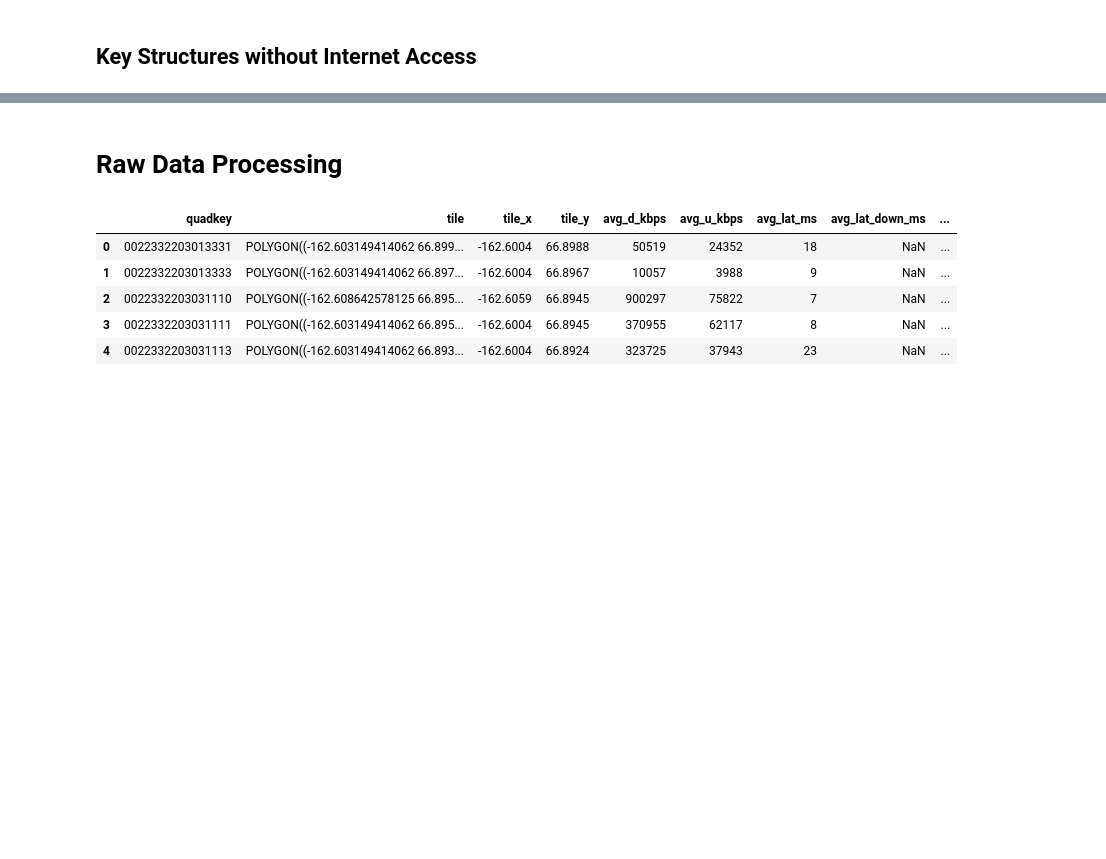
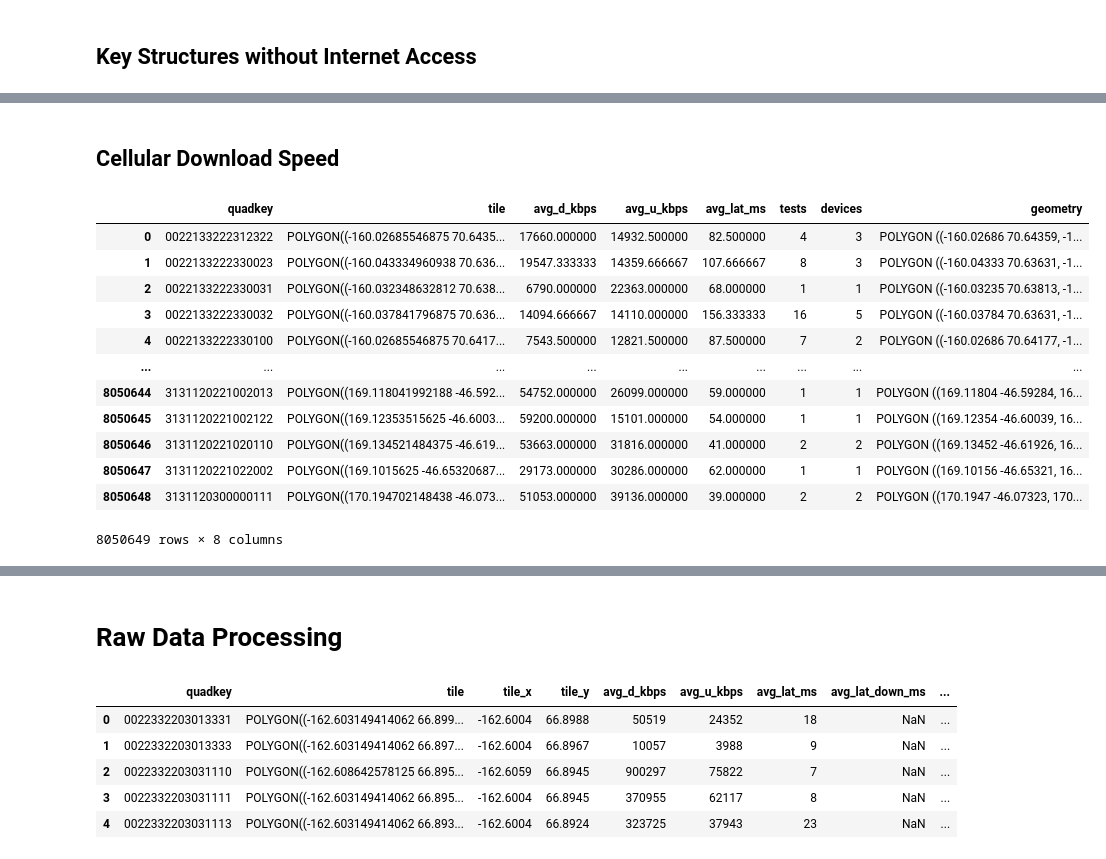
Before and after one commit to sonleh96/wb-gpbp-ldt, a Jupyter notebook: notebooks/cell_tower.ipynb, the cells around one changed output, grey strips where cells are left out. Drawn from its saved outputs; the diff is of its cells as text; code cells hidden in the pictures; blank space fills up the shorter version.

```diff
--- a/notebooks/cell_tower.ipynb
+++ b/notebooks/cell_tower.ipynb
@@ -275,0 +294,2 @@ compare
+# %% [markdown]
+## Cellular Download Speed
@@ -275,0 +298,25 @@ compare
+# %%
+sv_acc = 'D:\Work\WB\LDT\credentials\wb-ldt-948953b71056.json'
+
+ookla_mobile = pd.read_parquet('gcs://wb-ldt/RS/raw-data/geospatial/internet/2022_combined_mobile.parquet',
+                        storage_options={"token": sv_acc})
+ookla_mobile.quadkey = ookla_mobile.quadkey.astype('str')
+
+geometry = wkt.loads(ookla_mobile['tile'])
+ookla_mobile = gpd.GeoDataFrame(ookla_mobile, geometry=geometry, crs=poly.crs)
+# %%
+ookla_mobile
+# %% [output]
+|  | quadkey | tile | avg_d_kbps | avg_u_kbps | avg_lat_ms | tests | devices | geometry |
+| 0 | 0022133222312322 | POLYGON((-160.02685546875 70.6435... | 17660.000000 | 14932.500000 | 82.500000 | 4 | 3 | POLYGON ((-160.02686 70.64359, -1... |
+| 1 | 0022133222330023 | POLYGON((-160.043334960938 70.636... | 19547.333333 | 14359.666667 | 107.666667 | 8 | 3 | POLYGON ((-160.04333 70.63631, -1... |
+| 2 | 0022133222330031 | POLYGON((-160.032348632812 70.638... | 6790.000000 | 22363.000000 | 68.000000 | 1 | 1 | POLYGON ((-160.03235 70.63813, -1... |
+| 3 | 0022133222330032 | POLYGON((-160.037841796875 70.636... | 14094.666667 | 14110.000000 | 156.333333 | 16 | 5 | POLYGON ((-160.03784 70.63631, -1... |
+| 4 | 0022133222330100 | POLYGON((-160.02685546875 70.6417... | 7543.500000 | 12821.500000 | 87.500000 | 7 | 2 | POLYGON ((-160.02686 70.64177, -1... |
+| ... | ... | ... | ... | ... | ... | ... | ... | ... |
+| 8050644 | 3131120221002013 | POLYGON((169.118041992188 -46.592... | 54752.000000 | 26099.000000 | 59.000000 | 1 | 1 | POLYGON ((169.11804 -46.59284, 16... |
+| 8050645 | 3131120221002122 | POLYGON((169.12353515625 -46.6003... | 59200.000000 | 15101.000000 | 54.000000 | 1 | 1 | POLYGON ((169.12354 -46.60039, 16... |
+| 8050646 | 3131120221020110 | POLYGON((169.134521484375 -46.619... | 53663.000000 | 31816.000000 | 41.000000 | 2 | 2 | POLYGON ((169.13452 -46.61926, 16... |
+| 8050647 | 3131120221022002 | POLYGON((169.1015625 -46.65320687... | 29173.000000 | 30286.000000 | 62.000000 | 1 | 1 | POLYGON ((169.10156 -46.65321, 16... |
+| 8050648 | 3131120300000111 | POLYGON((170.194702148438 -46.073... | 51053.000000 | 39136.000000 | 39.000000 | 2 | 2 | POLYGON ((170.1947 -46.07323, 170... |
+8050649 rows × 8 columns
```
Also changed, not shown: parts of 12 cells of this notebook, 1 other file.
